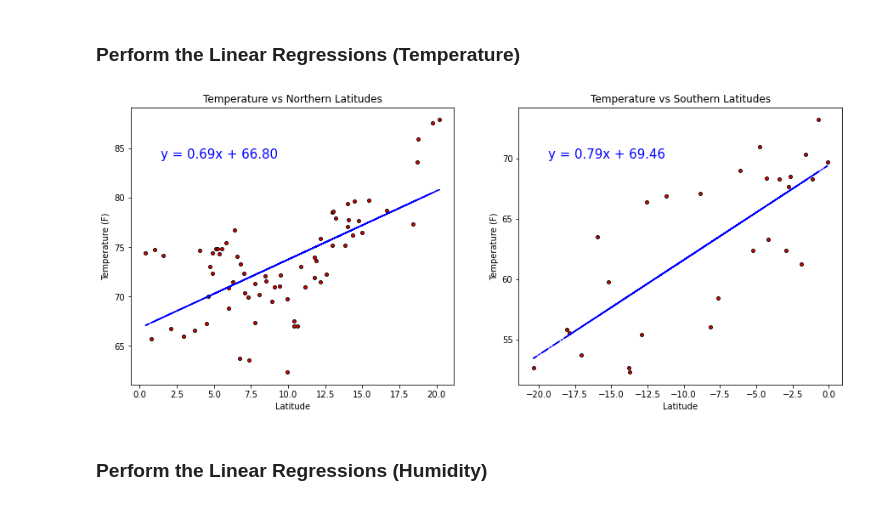
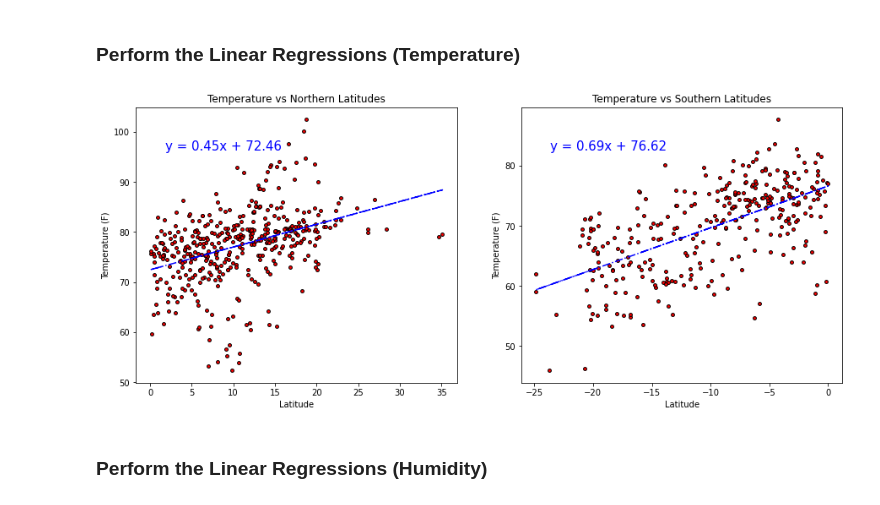
Before and after one commit to seneubauer/python-api-challenge, a Jupyter notebook: WeatherPy.ipynb, the cells around one changed output. Drawn from its saved outputs; the diff is of its cells as text; code cells hidden in the pictures.

```diff
--- a/WeatherPy.ipynb
+++ b/WeatherPy.ipynb
@@ -57,8 +57,8 @@ latitude_Data = []
 countryName = ""
 
 # iterate through the retrieved cities (limited during development)
-#for i in range(len(cityNames)):
-for i in range(100):
+# for i in range(100):
+for i in range(len(cityNames)):
 
     # assign the country name
     try:
@@ -264,9 +264,9 @@ y_values_southern_windspeed = southern_df["Wind Speed (mph)"]
 # %%
 # define the line equation's position variables (% of axis)
 x_northern = 0.05
-y_northern = 0.85
+y_northern = 0.88
 x_southern = 0.05
-y_southern = 0.85
+y_southern = 0.88
 
 # reuse variables for easier reassignment
 y_values_northern = y_values_northern_temperature
@@ -305,34 +305,34 @@ ax1.scatter(x_values_southern,
 ax1.plot(x_values_southern,
                 regress_valuesS,
                 color = regressionColor,
                 linestyle = lineStyle)
 
 # calculate the position for the line equation
 x_position_northern = min(x_values_northern) + (max(x_values_northern) - min(x_values_northern)) * x_northern
 x_position_southern = min(x_values_southern) + (max(x_values_southern) - min(x_values_southern)) * x_southern
 y_position_northern = min(y_values_northern) + (max(y_values_northern) - min(y_values_northern)) * y_northern
 y_position_southern = min(y_values_southern) + (max(y_values_southern) - min(y_values_southern)) * y_southern
 
 # add the line equation
 ax0.annotate(line_equationN, (x_position_northern, y_position_northern), fontsize = 15, color = regressionColor)
 ax1.annotate(line_equationS, (x_position_southern, y_position_southern), fontsize = 15, color = regressionColor)
 
 # set up the labels and title
 ax0.set_xlabel("Latitude")
 ax0.set_ylabel("Temperature (F)")
 ax0.set_title("Temperature vs Northern Latitudes")
 
 ax1.set_xlabel("Latitude")
 ax1.set_ylabel("Temperature (F)")
 ax1.set_title("Temperature vs Southern Latitudes")
 
 # save the plot
 plt.savefig("Images/Temperature vs Latitudes - Regression.png")
 
 # show the plot
 plt.show()
 # %% [output]
-[figure, old version]
+[figure, new version]
 # %% [markdown]
 ### Perform the Linear Regressions (Humidity)
 # %%
```
Also changed, not shown: parts of 9 cells of this notebook, 9 other files.
